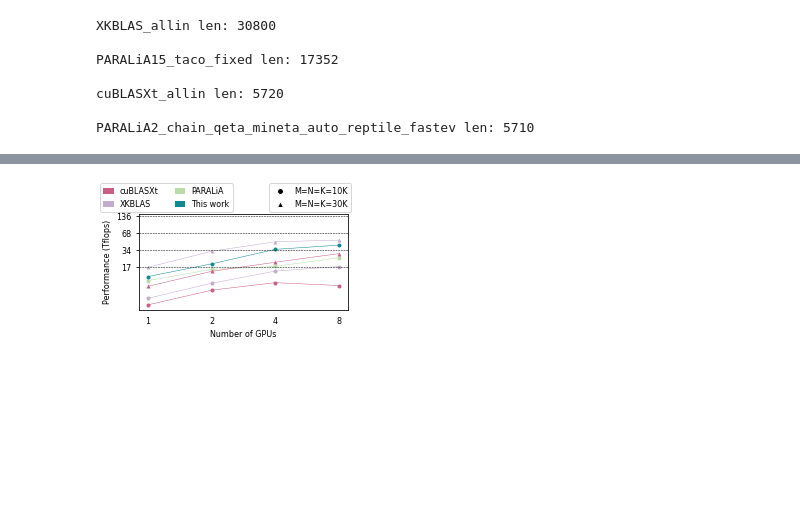
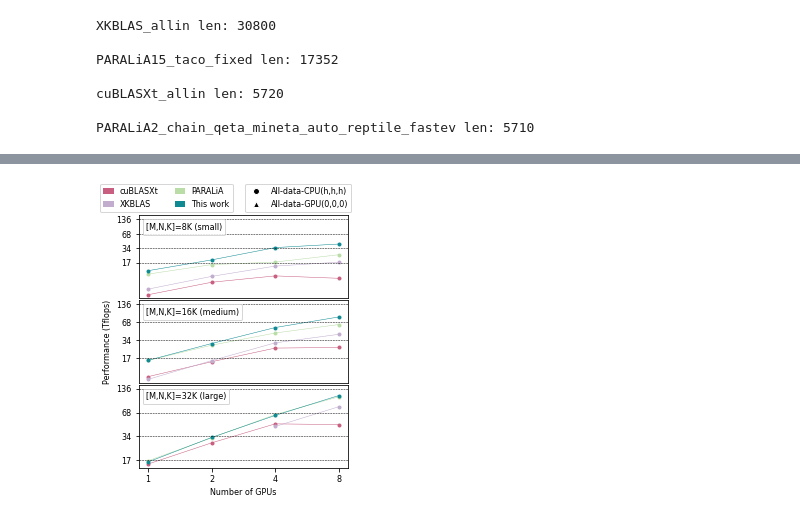
Before and after one commit to p-anastas/PARALiA-GEMMex, a Jupyter notebook: Benchmarking/Python_Scripts/strong_scaling_analysis.ipynb, the cells around one changed output, grey strips where cells are left out. Drawn from its saved outputs; the diff is of its cells as text; code cells hidden in the pictures; blank space fills up the shorter version.

```diff
--- a/Benchmarking/Python_Scripts/strong_scaling_analysis.ipynb
+++ b/Benchmarking/Python_Scripts/strong_scaling_analysis.ipynb
@@ -238,66 +238,92 @@ dataset_perf_comparisson['loc_str'] = 100*(dataset_perf_comparisson['Csloc']+1)
 #dataset_perf_comparisson['imp'][dataset_perf_comparisson['loc_str'] == 0] = dataset_perf_comparisson['imp'] + '(h,h,h)'
 #dataset_perf_comparisson['imp'][dataset_perf_comparisson['loc_str'] == 111] = dataset_perf_comparisson['imp'] + '(0,0,0)'
 
 clean_dataset = enforce_gen_dataset_limits(PARALiA_grouby_avg(dataset_perf_comparisson))
 clean_dataset['Performance (Tflops)'] = clean_dataset['perf']/1024
 clean_dataset.to_csv('strong_scalability_dataset_export.csv', index = False)
 sq_dataset_full_offload = is_square(full_offload(clean_dataset))
 sq_dataset_all_dev = is_square(all_dev(clean_dataset))
 
 implementation_names = ['cuBLASXt', 'XKBLAS', 'PARALiA', 'This work'] #
 #sq_dataset['shape'] = 'Square\n( M = N = K )'
-fig, ax = plt.subplots(1,1)
+fig, ax = plt.subplots(3,1)
 sq_dataset_full_offload.sort_values(inplace = True, by = ['plot_order'])
 sq_dataset_all_dev.sort_values(inplace = True, by = ['plot_order'])
 
 #sq_dataset_8192 = sq_dataset[(sq_dataset['M'] == sq_dataset['N']) & (sq_dataset['K'] == sq_dataset['N']) & (sq_dataset['N'] == 8192)]
 #sq_dataset_16384 = sq_dataset[(sq_dataset['M'] == sq_dataset['N']) & (sq_dataset['K'] == sq_dataset['N']) & (sq_dataset['N'] == 16384)]
 #sq_dataset_32768 = sq_dataset[(sq_dataset['M'] == sq_dataset['N']) & (sq_dataset['K'] == sq_dataset['N']) & (sq_dataset['N'] == 32768)]
 #axout = sns.lineplot(data=sq_dataset_8192, x = 'dev_num', y = 'Performance (Tflops)', hue = 'imp', ax=ax, marker = 'o', markersize = 4, linewidth = .5, markeredgewidth=0.0)
 #axout = sns.lineplot(data=sq_dataset_16384, x = 'dev_num', y = 'Performance (Tflops)', hue = 'imp', ax=ax , marker = '^', markersize = 4, linewidth = .5, markeredgewidth=0.0)
 #axout = sns.lineplot(data=sq_dataset_32768, x = 'dev_num', y = 'Performance (Tflops)', hue = 'imp', ax=ax , marker = 's', markersize = 4, linewidth = .5, markeredgewidth=0.0)
 
 sq_dataset_FO_8192 = sq_dataset_full_offload[(sq_dataset_full_offload['M'] == sq_dataset_full_offload['N']) & (sq_dataset_full_offload['K'] == sq_dataset_full_offload['N']) & (sq_dataset_full_offload['N'] == 8192)]
 sq_dataset_AD_8192 = sq_dataset_all_dev[(sq_dataset_all_dev['M'] == sq_dataset_all_dev['N']) & (sq_dataset_all_dev['K'] == sq_dataset_all_dev['N']) & (sq_dataset_all_dev['N'] == 8192)]
-axout = sns.lineplot(data=sq_dataset_FO_8192, x = 'dev_num', y = 'Performance (Tflops)', hue = 'imp', ax=ax, marker = 'o', markersize = 4, linewidth = .5, markeredgewidth=0.0)
-axout = sns.lineplot(data=sq_dataset_AD_8192, x = 'dev_num', y = 'Performance (Tflops)', hue = 'imp', ax=ax , marker = '^', markersize = 4, linewidth = .5, markeredgewidth=0.0)
+axout = sns.lineplot(data=sq_dataset_FO_8192, x = 'dev_num', y = 'Performance (Tflops)', hue = 'imp', ax=ax[0], marker = 'o', markersize = 4, linewidth = .5, markeredgewidth=0.0)
+#axout = sns.lineplot(data=sq_dataset_AD_8192, x = 'dev_num', y = 'Performance (Tflops)', hue = 'imp', ax=ax[0] , marker = '^', markersize = 4, linewidth = .5, markeredgewidth=0.0)
 
-ax.get_legend().remove()
+sq_dataset_FO_16384 = sq_dataset_full_offload[(sq_dataset_full_offload['M'] == sq_dataset_full_offload['N']) & (sq_dataset_full_offload['K'] == sq_dataset_full_offload['N']) & (sq_dataset_full_offload['N'] == 16384)]
+sq_dataset_AD_16384 = sq_dataset_all_dev[(sq_dataset_all_dev['M'] == sq_dataset_all_dev['N']) & (sq_dataset_all_dev['K'] == sq_dataset_all_dev['N']) & (sq_dataset_all_dev['N'] == 16384)]
+axout = sns.lineplot(data=sq_dataset_FO_16384, x = 'dev_num', y = 'Performance (Tflops)', hue = 'imp', ax=ax[1], marker = 'o', markersize = 4, linewidth = .5, markeredgewidth=0.0)
+#axout = sns.lineplot(data=sq_dataset_AD_16384, x = 'dev_num', y = 'Performance (Tflops)', hue = 'imp', ax=ax[1] , marker = '^', markersize = 4, linewidth = .5, markeredgewidth=0.0)
 
-# Custom labels, colors, and markers
-a_val = 1
-circa = []
-for ctr in range(0,len(implementation_names)):
-    circa.append(matplotlib.patches.Patch(facecolor=color_map[1:][ctr],alpha=a_val,label=implementation_names[ctr]))
-fig.legend(handles = circa,
-        fontsize=font, loc = 'upper left',  fancybox = True, ncol=2, handlelength=1.3)
+sq_dataset_FO_32768 = sq_dataset_full_offload[(sq_dataset_full_offload['M'] == sq_dataset_full_offload['N']) & (sq_dataset_full_offload['K'] == sq_dataset_full_offload['N']) & (sq_dataset_full_offload['N'] == 32768)]
+sq_dataset_AD_32768 = sq_dataset_all_dev[(sq_dataset_all_dev['M'] == sq_dataset_all_dev['N']) & (sq_dataset_all_dev['K'] == sq_dataset_all_dev['N']) & (sq_dataset_all_dev['N'] == 32768)]
+axout = sns.lineplot(data=sq_dataset_FO_32768, x = 'dev_num', y = 'Performance (Tflops)', hue = 'imp', ax=ax[2], marker = 'o', markersize = 4, linewidth = .5, markeredgewidth=0.0)
+#axout = sns.lineplot(data=sq_dataset_AD_32768, x = 'dev_num', y = 'Performance (Tflops)', hue = 'imp', ax=ax[2] , marker = '^', markersize = 4, linewidth = .5, markeredgewidth=0.0)
 
-#custom_labels = ['M=N=K=8192', 'M=N=K=16384', 'M=N=K=32768']
-custom_labels = ['M=N=K=10K', 'M=N=K=30K']
-custom_colors = ['k', 'k', 'k']
-custom_markers = ['o', '^', 's']
-# Custom legend elements
-legend_elements1 = [matplotlib.lines.Line2D([0], [0], marker=marker, color='w', markerfacecolor=color, label=label, markersize=6)
-               for label, color, marker in zip(custom_labels, custom_colors, custom_markers)]
-fig.legend(loc = 'upper right', handles=legend_elements1,#bbox_to_anchor=(0.99, 0.81), #title="Speedup",  # Title for the legend
-        fontsize=font, fancybox = True, ncol=1)
-ax.set_ylim([3,150])
-ax.set_xscale('log', base = 2)
-ax.set_yscale('log', base = 17)
-ax.yaxis.set_major_locator(matplotlib.ticker.FixedLocator([17,34,68,136]))
-ax.minorticks_off()
-ax.yaxis.set_major_formatter(matplotlib.ticker.FuncFormatter(lambda x,y: '{}'.format(int(x))))
-ax.xaxis.set_major_formatter(matplotlib.ticker.FuncFormatter(lambda x,y: '{}'.format(int(x))))
-ax.axhline(y = 17, color = 'k', linestyle = '--', linewidth = 0.5)
-ax.axhline(y = 17*2, color = 'k', linestyle = '--', linewidth = 0.5)
-ax.axhline(y = 17*4, color = 'k', linestyle = '--', linewidth = 0.5)
-ax.axhline(y = 17*8, color = 'k', linestyle = '--', linewidth = 0.5)
-plt.tick_params(bottom = False)
-ax.set_xlabel('Number of GPUs')
+ax_title_str = ['8K (small)', '16K (medium)', '32K (large)']
+for itter in range(0,3):
+    axit = ax[itter]
+    axit.get_legend().remove()
+    # Custom labels, colors, and markers
+    if itter == 0:
+        a_val = 1
+        circa = []
+        for ctr in range(0,len(implementation_names)):
+            circa.append(matplotlib.patches.Patch(facecolor=color_map[1:][ctr],alpha=a_val,label=implementation_names[ctr]))
+        fig.legend(handles = circa,
+                fontsize=font, loc = 'upper left',  fancybox = True, ncol=2, handlelength=1.3)
+
+        #custom_labels = ['M=N=K=8192', 'M=N=K=16384', 'M=N=K=32768']
+        custom_labels = ['All-data-CPU(h,h,h)', 'All-data-GPU(0,0,0)']
+        custom_colors = ['k', 'k']
+        custom_markers = ['o', '^']
+        # Custom legend elements
+        legend_elements1 = [matplotlib.lines.Line2D([0], [0], marker=marker, color='w', markerfacecolor=color, label=label, markersize=6)
+                       for label, color, marker in zip(custom_labels, custom_colors, custom_markers)]
+        fig.legend(loc = 'upper right', handles=legend_elements1,#bbox_to_anchor=(0.99, 0.81), #title="Speedup",  # Title for the legend
+                fontsize=font, fancybox = True, ncol=1)
+    #axit.set_ylim(top = 150)
+    axit.set_xscale('log', base = 2)
+    axit.set_yscale('log', base = 17)
+    axit.yaxis.set_major_locator(matplotlib.ticker.FixedLocator([17,34,68,136]))
+    axit.minorticks_off()
+    axit.yaxis.set_major_formatter(matplotlib.ticker.FuncFormatter(lambda x,y: '{}'.format(int(x))))
+    axit.xaxis.set_major_formatter(matplotlib.ticker.FuncFormatter(lambda x,y: '{}'.format(int(x))))
+    axit.axhline(y = 17, color = 'k', linestyle = '--', linewidth = 0.5)
+    axit.axhline(y = 17*2, color = 'k', linestyle = '--', linewidth = 0.5)
+    axit.axhline(y = 17*4, color = 'k', linestyle = '--', linewidth = 0.5)
+    axit.axhline(y = 17*8, color = 'k', linestyle = '--', linewidth = 0.5)
+    title_string = "[M,N,K]=%s" %(ax_title_str[itter])
+    lege = axit.legend(loc = 'upper left', labels = [title_string], fontsize = font, handlelength=0, handletextpad=0)
+    #ax.set_title(title_string, loc = 'upper left')
+    for item in lege.legendHandles:
+        item.set_visible(False)
+    #axit.set_title(title_string, fontsize = font)
+    #plt.tick_params(bottom = False)
+    if itter == 2:
+        axit.set_xlabel('Number of GPUs')
+    else:
+        axit.set_xlabel('')
+        axit.set_xticklabels([])
+        axit.set_xticks([])
+    if itter != 1:
+        axit.set_ylabel('')
 #ax.set_xticklabels(elem_name, rotation = 15)
-fig.set_size_inches(width, height*1.)
-fig.subplots_adjust(left=.15, bottom=.18/1., right=.985, top=1-((1 - .8)/1.))
+fig.set_size_inches(width, height*2.)
+fig.subplots_adjust(left=.15, bottom=.082, right=.985, top=0.895, wspace=0.02, hspace=0.02)
 fig.savefig('Plots/Plot_testbed-%s_gflops_comp_strong_scaling_FP64.pdf' % (machine))
 fig.savefig('Plots/Plot_testbed-%s_gflops_comp_strong_scaling_FP64.png' % (machine))
 # %% [output]
-[figure, old version]
+[figure, new version]
```
Also changed, not shown: parts of 1 cell of this notebook.
